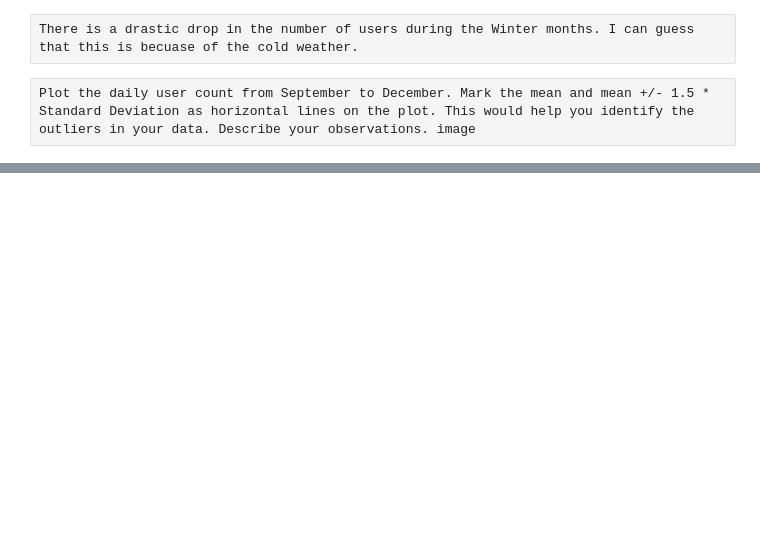
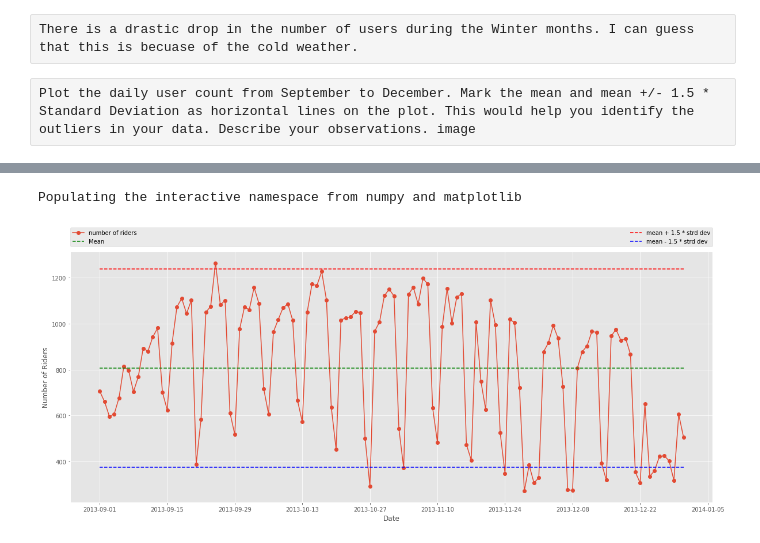
Before and after one commit to Wake-Up-Donnie/Statistics-with-Python, a Jupyter notebook: Exploratory Data Analysis (EDA) with Pandas/Exploratory Data Analysis (EDA) with Pandas.ipynb, the cells around one changed output, grey strips where cells are left out. Cells and saved outputs as stored; diff of their text form; code cells hidden in the pictures; blank space fills up the shorter version.

```diff
--- a/Exploratory Data Analysis (EDA) with Pandas/Exploratory Data Analysis (EDA) with Pandas.ipynb
+++ b/Exploratory Data Analysis (EDA) with Pandas/Exploratory Data Analysis (EDA) with Pandas.ipynb
@@ -123,0 +148,18 @@ print (df_sept_dec)
+# %%
+import matplotlib.pyplot as plt
+%pylab inline
+pylab.rcParams['figure.figsize'] = (20, 8)
+matplotlib.style.use('ggplot')
+fig,ax = plt.subplots()
+data_line = ax.plot(df_trips_sep_dec_count_with_date['date'],df_trips_sep_dec_count_with_date['number of riders'], label='number of riders', marker='o')
+mean_line = ax.plot(df_trips_sep_dec_count_with_date['date'],np.zeros_like(df_trips_sep_dec_count_with_date['date']) + average_daily_trips ,label='Mean', linestyle='--',color='g')
+strd_above_line = ax.plot(df_trips_sep_dec_count_with_date['date'],np.zeros_like(df_trips_sep_dec_count_with_date['date']) + strd_dev_plus_1_5 ,label='mean + 1.5 * strd dev', linestyle='--', color='r')
+strd_below_line = ax.plot(df_trips_sep_dec_count_with_date['date'],np.zeros_like(df_trips_sep_dec_count_with_date['date']) + strd_dev_minus_1_5 ,label='mean - 1.5 * strd dev', linestyle='--',color='b')
+plt.legend(bbox_to_anchor=(0., 1.02, 1., .102), loc=3,
+           ncol=2, mode="expand", borderaxespad=0.)
+plt.xlabel('Date')
+plt.ylabel('Number of Riders')
+plt.show()
+# %% [output]
+Populating the interactive namespace from numpy and matplotlib
+[figure, added]
```
Also changed, not shown: parts of 12 cells of this notebook.
